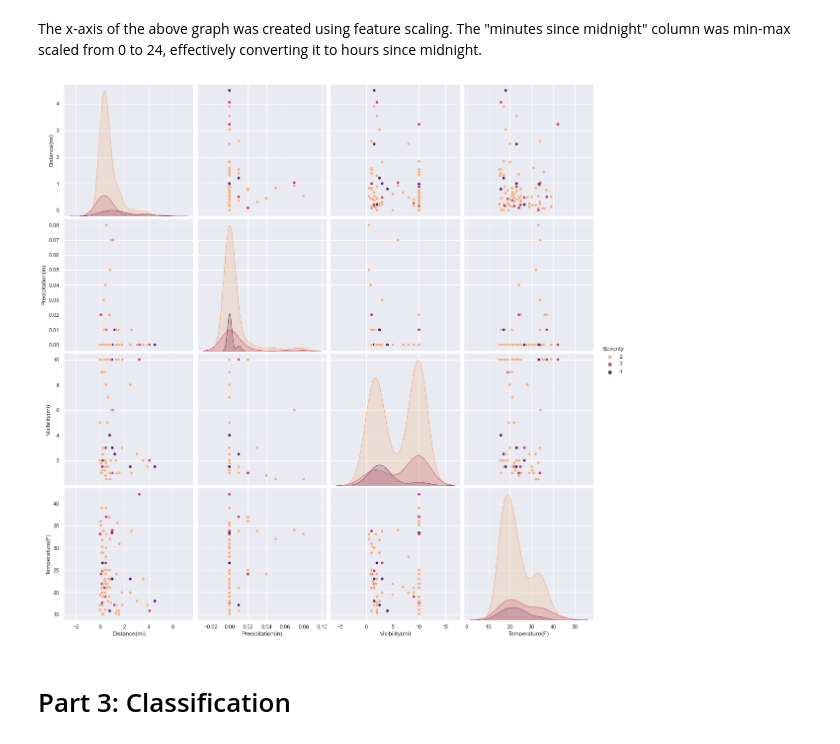
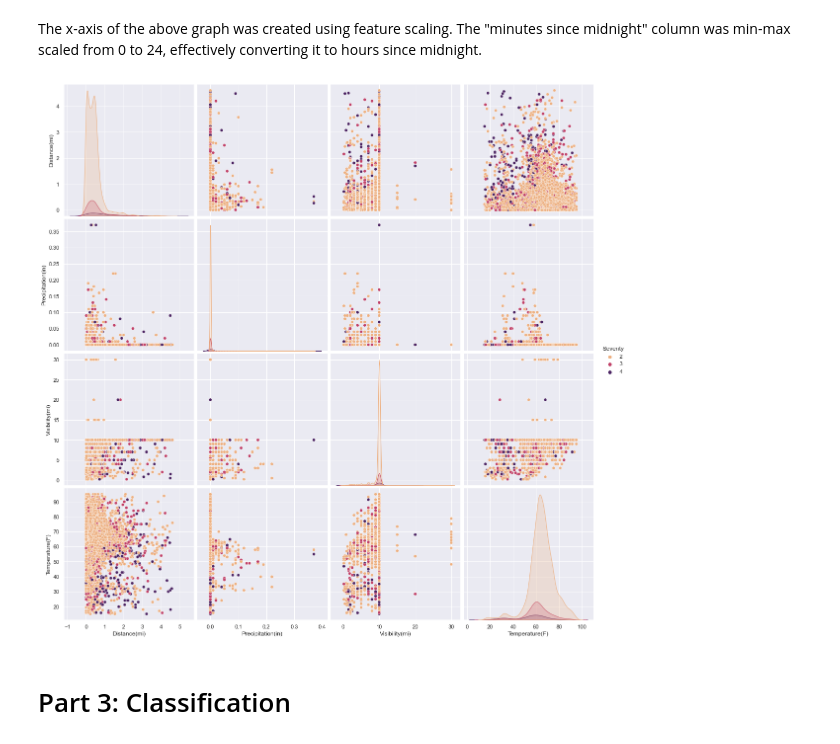
Before and after one commit to jeffc1020/453-visualization, a Jupyter notebook: final.ipynb, the cells around one changed output. Cells and saved outputs as stored; diff of their text form; code cells hidden in the pictures.

```diff
--- a/final.ipynb
+++ b/final.ipynb
@@ -517,12 +523,12 @@ plt.show()
 # %% [markdown]
 The x-axis of the above graph was created using feature scaling. The "minutes since midnight" column was min-max scaled from 0 to 24, effectively converting it to hours since midnight.
 # %%
-tiny_df = df[:100]
+tiny_df = df[:10000]
 sns.pairplot(tiny_df, vars=['Distance(mi)', 'Precipitation(in)', 'Visibility(mi)', 'Temperature(F)'],
                  hue='Severity', height=4, palette='flare')
 plt.show()
 # %% [output]
-[figure, old version]
+[figure, new version]
 # %%
 # Word count
 tiny_df = df[:1000]
```
Also changed, not shown: parts of 15 cells of this notebook.
